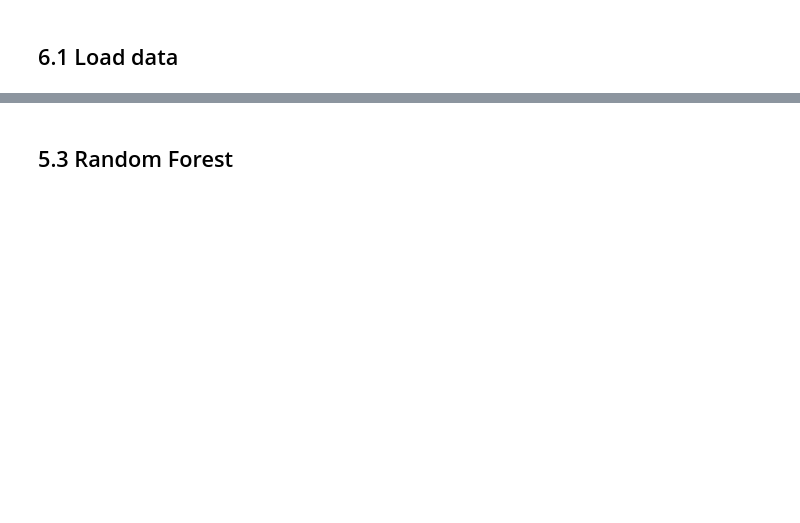
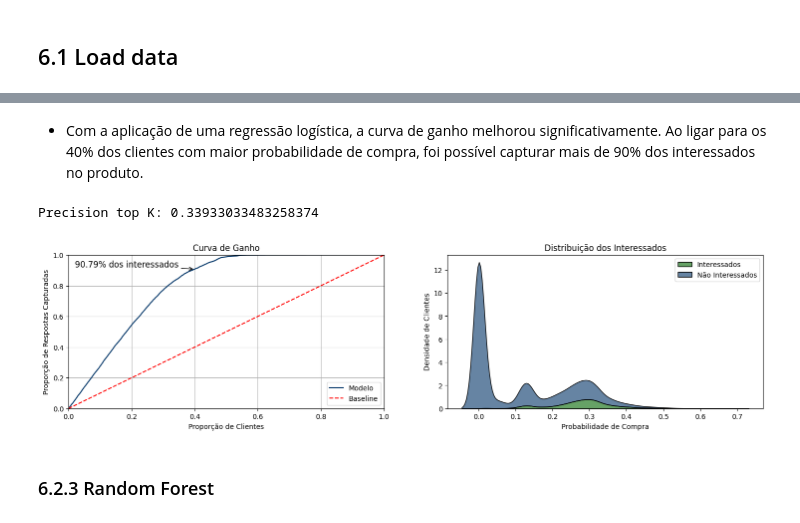
Before and after one commit to RafaelLuckner/Propensao_Compra, a Jupyter notebook: notebooks/propensao_projeto.ipynb, the cells around one changed output, grey strips where cells are left out. Cells and saved outputs as stored; diff of their text form; code cells hidden in the pictures; blank space fills up the shorter version.

```diff
--- a/notebooks/propensao_projeto.ipynb
+++ b/notebooks/propensao_projeto.ipynb
@@ -879,9 +961,22 @@ yproba = tree.predict_proba(X_val)
+# %% [markdown]
+- Com a aplicação de uma regressão logística, a curva de ganho melhorou significativamente. Ao ligar para os 40% dos clientes com maior probabilidade de compra, foi possível capturar mais de 90% dos interessados no produto.
 # %%
-logistic = LogisticRegression(random_state = 0, max_iter = 300)
+# define
+logistic = LogisticRegression(random_state = 1, max_iter = 1000,penalty='l1', solver='liblinear')
 
-# Treinando o modelo
+# Train
 logistic.fit(X_train, y_train)
 
-yproba = logistic.predict_proba(X_val)
+# proba
+yproba_logistic = logistic.predict_proba(X_val)
+
+# graficos para visualização
+curva_ganho(yproba_logistic, y_val, figsize = (18,4), text = (0.02,0.92))
+
+# Medida Precision
+precision_top_k(df_validation, yproba_logistic, k=2000)
+# %% [output]
+Precision top K: 0.33933033483258374
+[figure, added]
 # %% [markdown]
-## 5.3 Random Forest
+### 6.2.3 Random Forest
```
Also changed, not shown: parts of 19 cells of this notebook, 3 other files.
